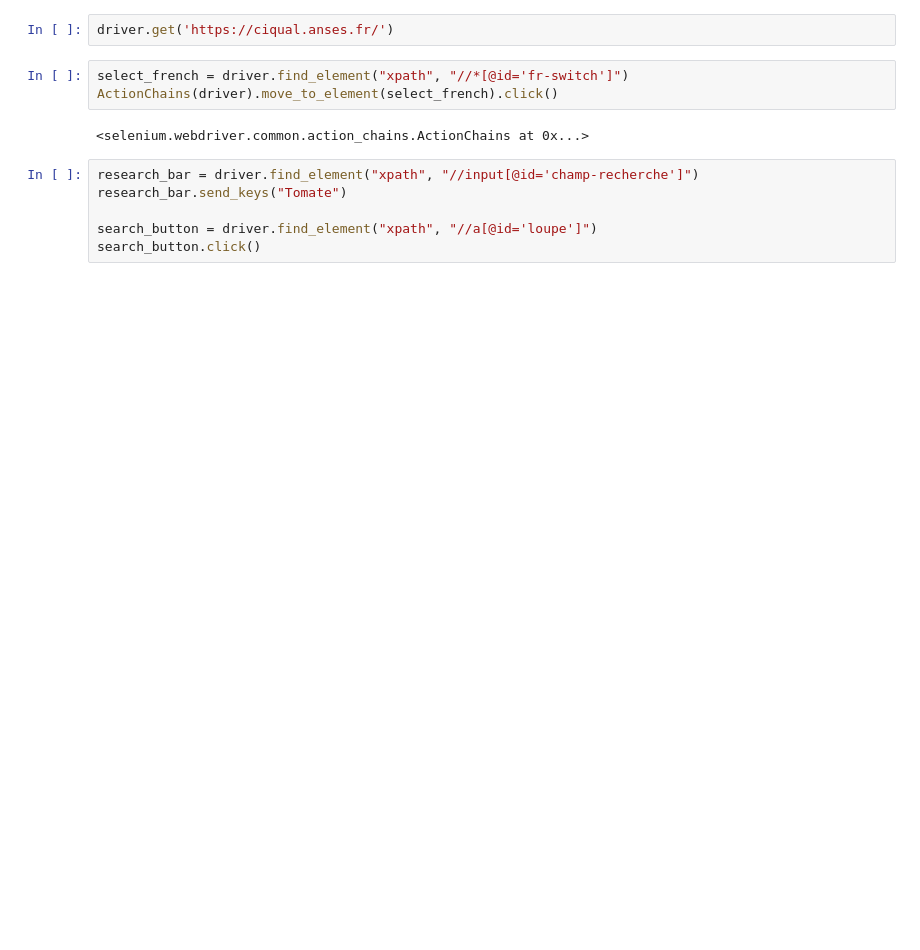
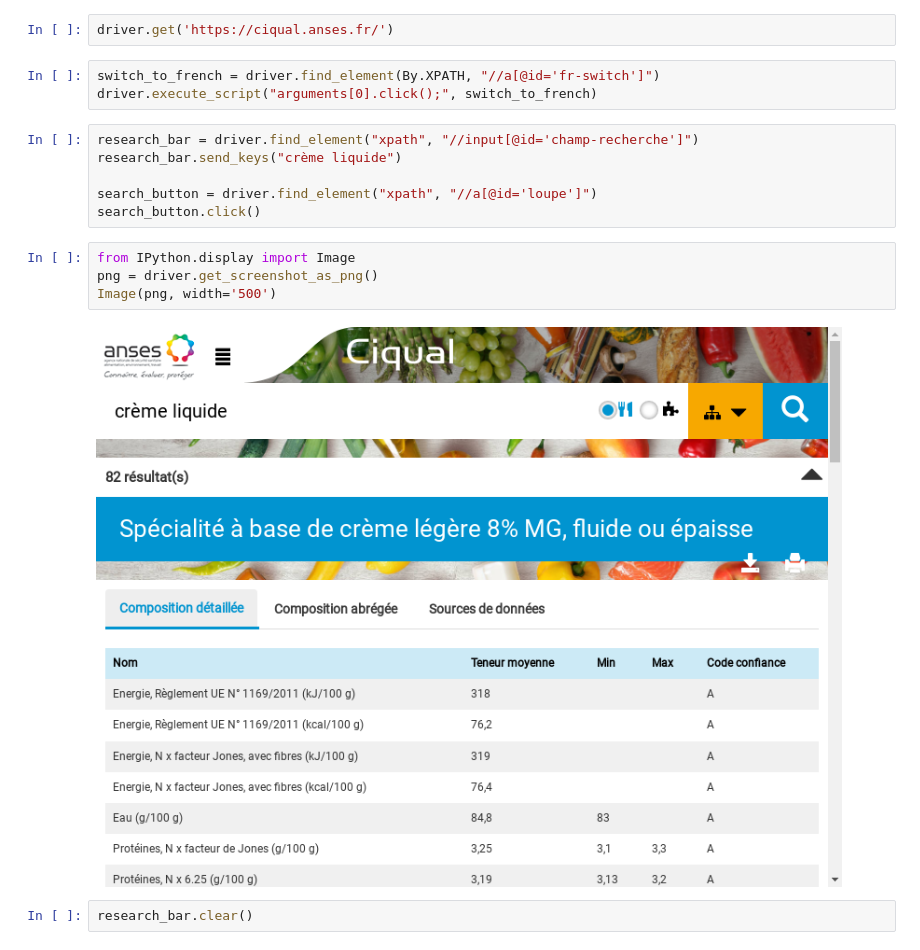
Before and after one commit to MarieOliveThaury/Marmiton_Ciqual, a Jupyter notebook: scrapping_ciqual.ipynb, the cells around one changed output. Saved outputs shown, nothing was run; the diff lists cells and outputs as text; blank space fills up the shorter version.

```diff
--- a/scrapping_ciqual.ipynb
+++ b/scrapping_ciqual.ipynb
@@ -24,15 +44,21 @@ driver = webdriver.Chrome("chromedriver", options=chrome_options)
 # %%
 driver.get('https://ciqual.anses.fr/')
 # %%
-select_french = driver.find_element("xpath", "//*[@id='fr-switch']")
-ActionChains(driver).move_to_element(select_french).click()
+switch_to_french = driver.find_element(By.XPATH, "//a[@id='fr-switch']")
+driver.execute_script("arguments[0].click();", switch_to_french)
-# %% [output]
-<selenium.webdriver.common.action_chains.ActionChains at 0x...>
 # %%
 research_bar = driver.find_element("xpath", "//input[@id='champ-recherche']")
-research_bar.send_keys("Tomate")
+research_bar.send_keys("crème liquide")
 
 search_button = driver.find_element("xpath", "//a[@id='loupe']")
 search_button.click()
+# %%
+from IPython.display import Image
+png = driver.get_screenshot_as_png()
+Image(png, width='500')
+# %% [output]
+[figure, added]
+# %%
+research_bar.clear()
 # %%
 png = driver.get_screenshot_as_png()
```
Also changed, not shown: parts of 17 cells of this notebook.
